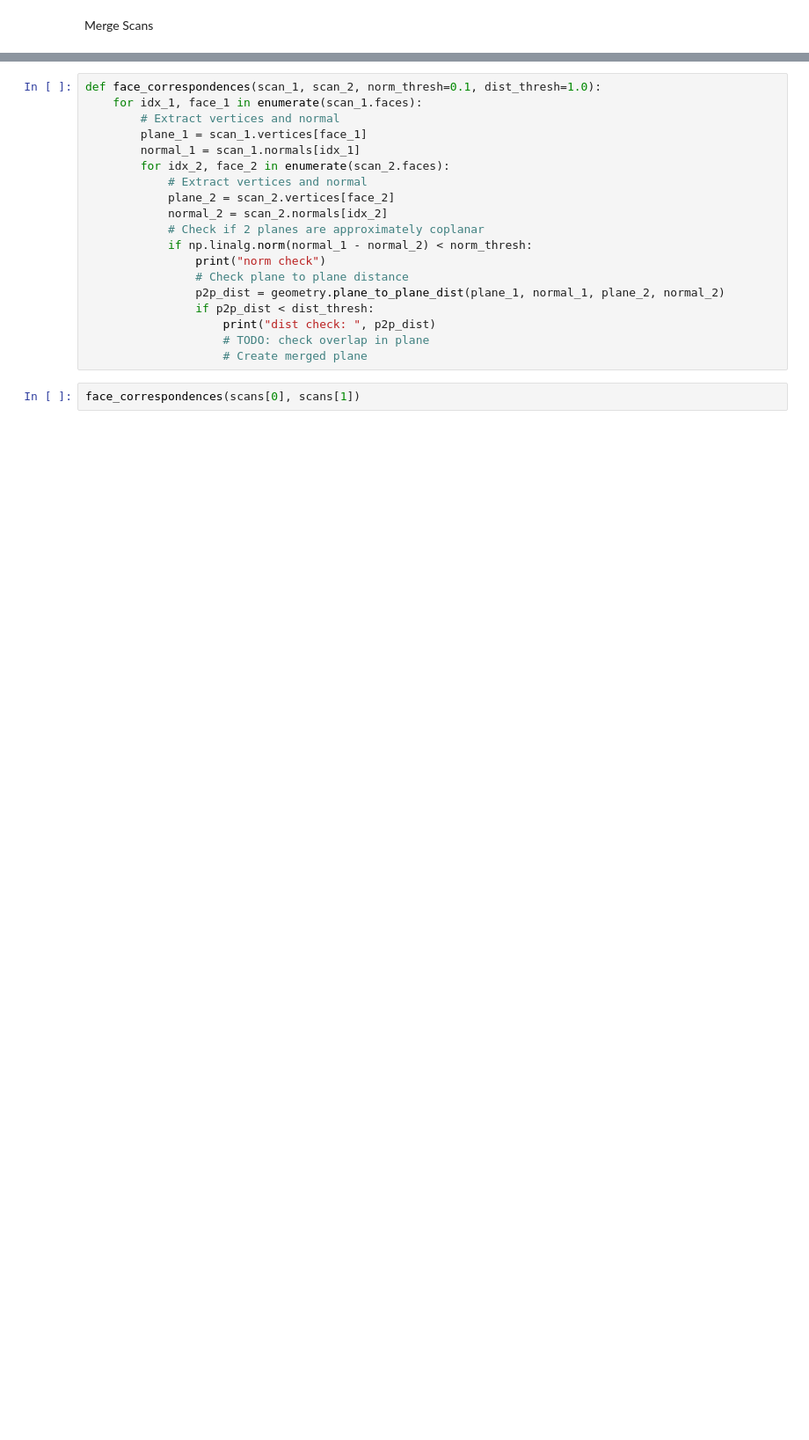
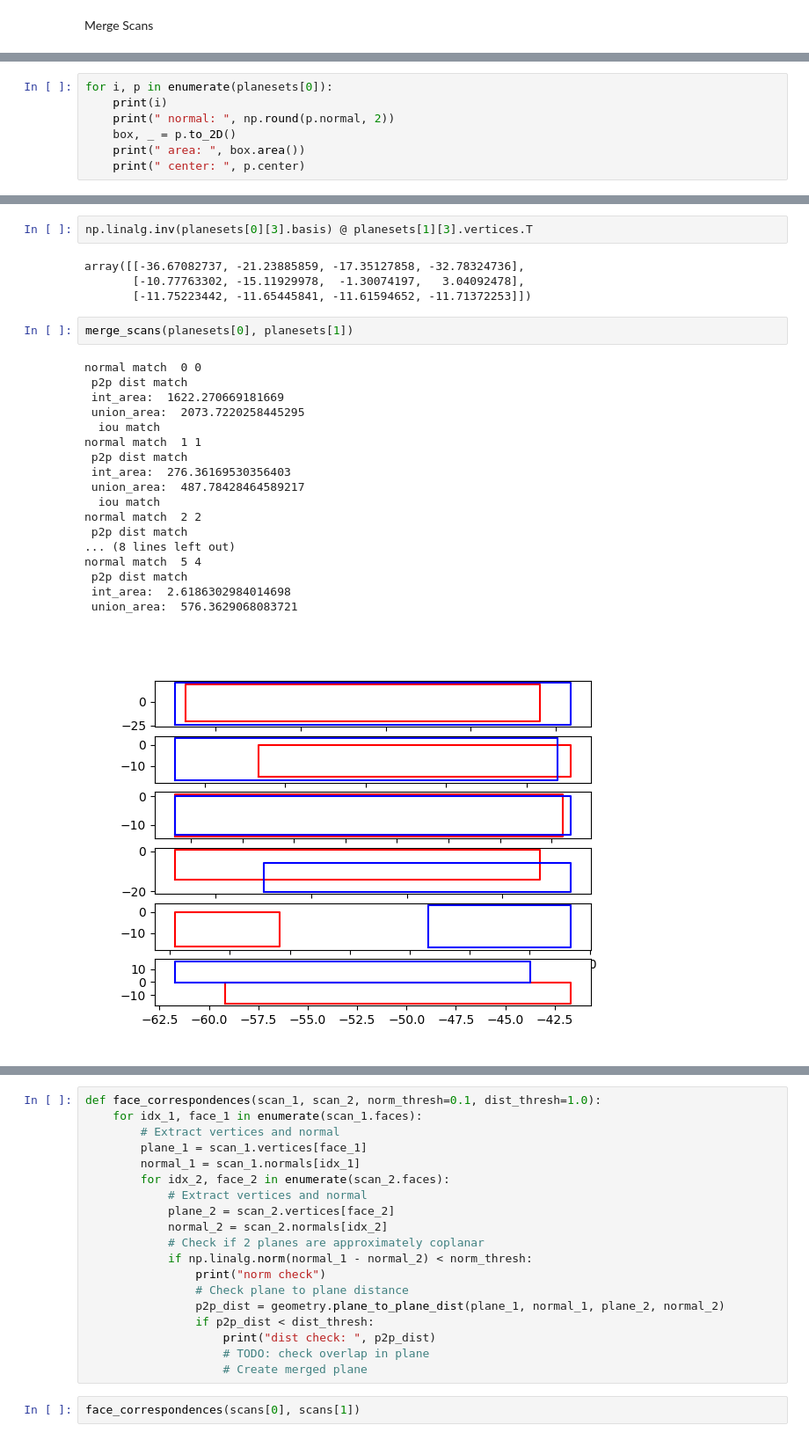
Before and after one commit to Stanford-NavLab/planeslam, a Jupyter notebook: notebooks/airsim_tests.ipynb, the cells around one changed output, grey strips where cells are left out. Shown at 88% size. Cells and saved outputs as stored; diff of their text form; blank space fills up the shorter version.

```diff
--- a/notebooks/airsim_tests.ipynb
+++ b/notebooks/airsim_tests.ipynb
@@ -99,0 +102,7 @@ Merge Scans
+# %%
+for i, p in enumerate(planesets[0]):
+    print(i)
+    print(" normal: ", np.round(p.normal, 2))
+    box, _ = p.to_2D()
+    print(" area: ", box.area())
+    print(" center: ", p.center)
@@ -134,4 +180,31 @@ def merge_scans(scan_1, scan_2, norm_thresh=0.1, dist_thresh=1.0):
 
                     # Break from inner loop (scan_2)
                     break
+# %%
+np.linalg.inv(planesets[0][3].basis) @ planesets[1][3].vertices.T
+# %% [output]
+array([[-36.67082737, -21.23885859, -17.35127858, -32.78324736],
+       [-10.77763302, -15.11929978,  -1.30074197,   3.04092478],
+       [-11.75223442, -11.65445841, -11.61594652, -11.71372253]])
+# %%
+merge_scans(planesets[0], planesets[1])
+# %% [output]
+normal match  0 0
+ p2p dist match
+ int_area:  1622.270669181669
+ union_area:  2073.7220258445295
+  iou match
+normal match  1 1
+ p2p dist match
+ int_area:  276.36169530356403
+ union_area:  487.78428464589217
+  iou match
+normal match  2 2
+ p2p dist match
+... (8 lines left out)
+normal match  5 4
+ p2p dist match
+ int_area:  2.6186302984014698
+ union_area:  576.3629068083721
+[figure, added]
 # %%
```
Also changed, not shown: parts of 11 cells of this notebook, 5 other files.
